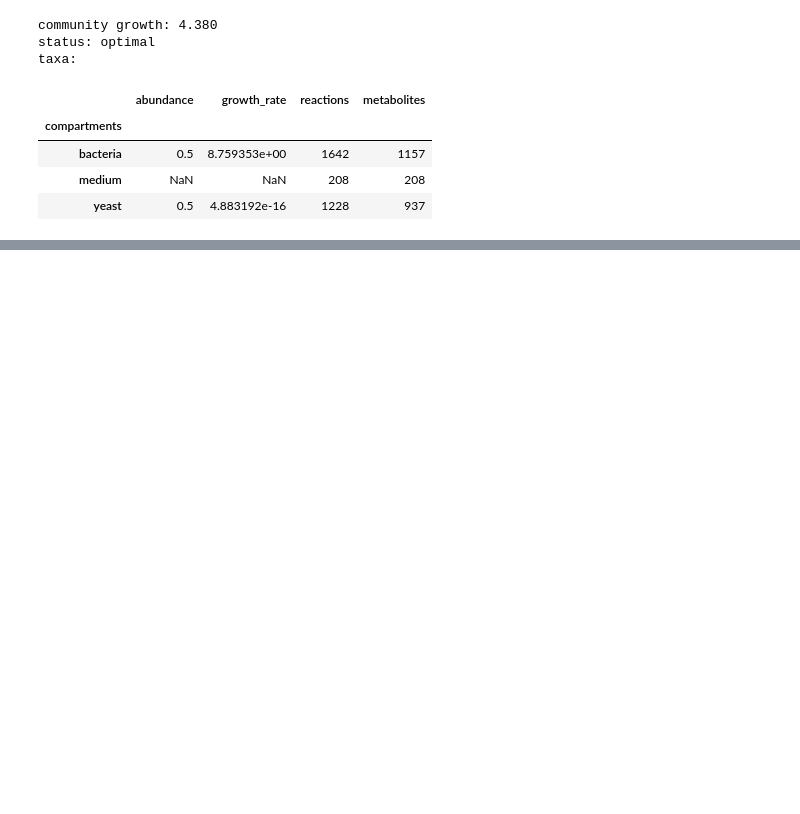
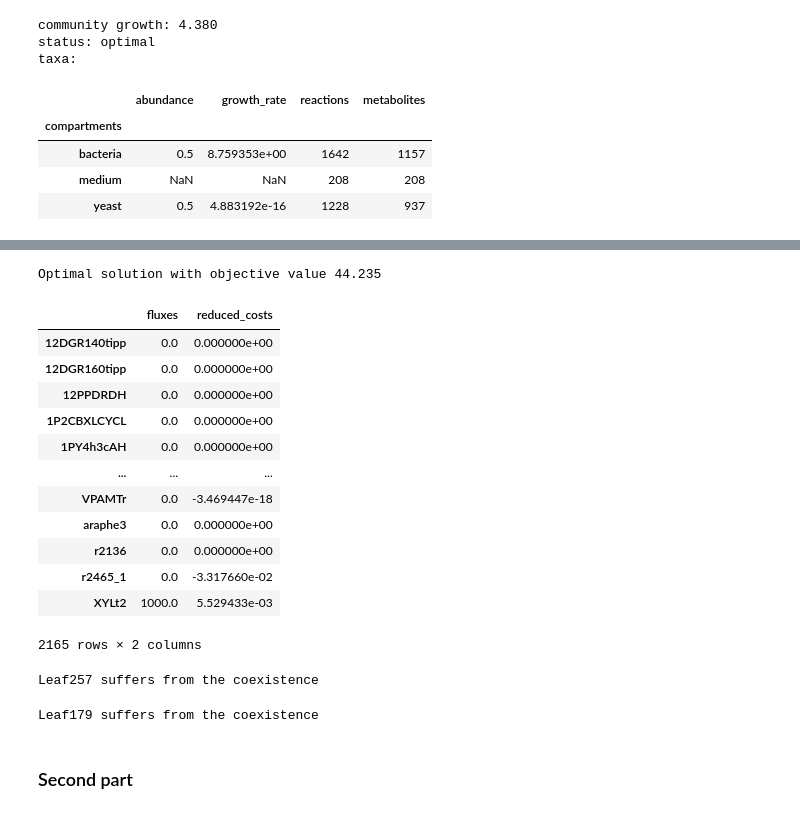
Before and after one commit to arianccbasile/FBA_OLISSIPO_Winter_School, a Jupyter notebook: notebooks/3_fba_community.ipynb, the cells around one changed output, grey strips where cells are left out. Drawn from its saved outputs; the diff is of its cells as text; code cells hidden in the pictures; blank space fills up the shorter version.

```diff
--- a/notebooks/3_fba_community.ipynb
+++ b/notebooks/3_fba_community.ipynb
@@ -582,0 +642,35 @@ taxa:
+# %%
+Leaf257 = cobra.io.read_sbml_model("Leaf/Leaf257.xml")
+sol_257 = Leaf257.optimize()
+sol_257
+# %% [output]
+Optimal solution with objective value 44.235
+|  | fluxes | reduced_costs |
+| 12DGR140tipp | 0.0 | 0.000000e+00 |
+| 12DGR160tipp | 0.0 | 0.000000e+00 |
+| 12PPDRDH | 0.0 | 0.000000e+00 |
+| 1P2CBXLCYCL | 0.0 | 0.000000e+00 |
+| 1PY4h3cAH | 0.0 | 0.000000e+00 |
+| ... | ... | ... |
+| VPAMTr | 0.0 | -3.469447e-18 |
+| araphe3 | 0.0 | 0.000000e+00 |
+| r2136 | 0.0 | 0.000000e+00 |
+| r2465_1 | 0.0 | -3.317660e-02 |
+| XYLt2 | 1000.0 | 5.529433e-03 |
+2165 rows × 2 columns
+# %%
+if 2*sol_257.objective_value<sol.growth_rate:
+    print("Leaf257 benefits from the coexistence")
+else:
+    print("Leaf257 suffers from the coexistence")
+# %% [output]
+Leaf257 suffers from the coexistence
+# %%
+if 2*sol_179.objective_value<sol.growth_rate:
+    print("Leaf179 benefits from the coexistence")
+else:
+    print("Leaf179 suffers from the coexistence")
+# %% [output]
+Leaf179 suffers from the coexistence
+# %% [markdown]
+### Second part
```
Also changed, not shown: parts of 47 cells of this notebook, 16 other files.
